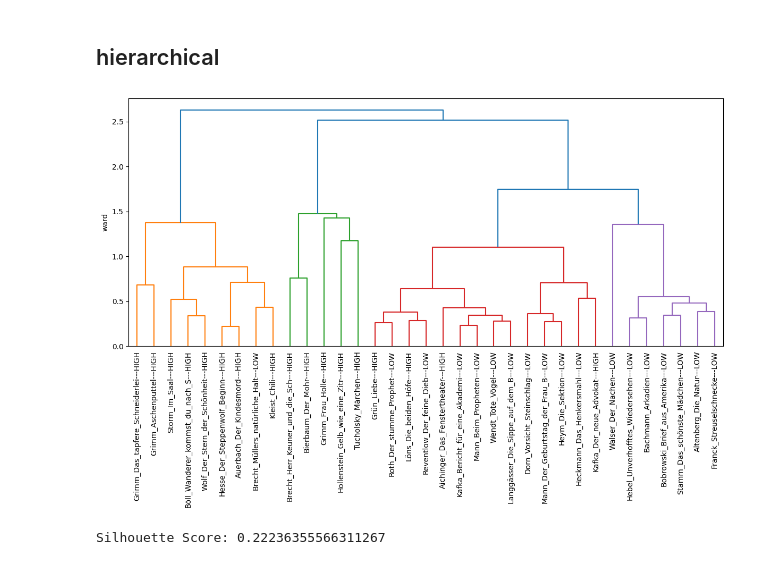
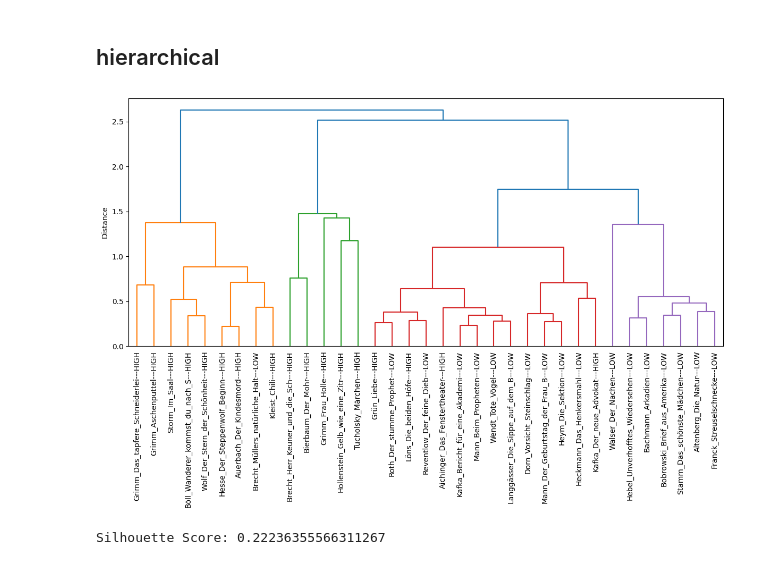
Before and after one commit to bgittel/Evaluative-Text-Structures, a Jupyter notebook: clustering_annotation_corpus_assertive_clarity.ipynb, the cells around one changed output. Drawn from its saved outputs; the diff is of its cells as text; code cells hidden in the pictures.

```diff
--- a/clustering_annotation_corpus_assertive_clarity.ipynb
+++ b/clustering_annotation_corpus_assertive_clarity.ipynb
@@ -1074,35 +1074,35 @@ X_selected = X[selected_feature_names]
 # Step 2: Standardize the data (a second time?)
 #scaler = StandardScaler()
 #X_scaled = scaler.fit_transform(X_selected)
 
 # Step 3: Compute linkage matrix for hierarchical clustering
 # You can use different methods for linkage: 'ward', 'single', 'complete', 'average'
 linkage_matrix = linkage(X_selected, method='ward')
 
 # Step 4: Plot dendrogram
 plt.figure(figsize=(12, 8))
 dendrogram(linkage_matrix, labels=file_labels.to_list(), leaf_rotation=90, leaf_font_size=10, color_threshold=1.48)
 #plt.title("Hierarchical Clustering Dendrogram")
 #plt.xlabel("Text Labels")
-plt.ylabel("ward")
+plt.ylabel("Distance")
 plt.tight_layout()
 plt.savefig(f'dendrogramm_mixed_features_assertive_clarity.jpg', dpi=1000, facecolor='white')
 plt.show()
 
 # Step 5: Extract cluster labels
 # Choose the number of clusters using a threshold on the dendrogram
 num_clusters = 4  # Adjust as needed
 cluster_labels = fcluster(linkage_matrix, t=num_clusters, criterion='maxclust')
 
 # Map cluster labels to text labels
 clustered_data = pd.DataFrame({
     'Text_Label': file_labels,
     'Cluster_Label': cluster_labels
 })
 
 #print(clustered_data.sort_values(by='Cluster_Label'))
 # %% [output]
-[figure, old version]
+[figure, new version]
 # %%
 from sklearn.metrics import silhouette_score
 
```
